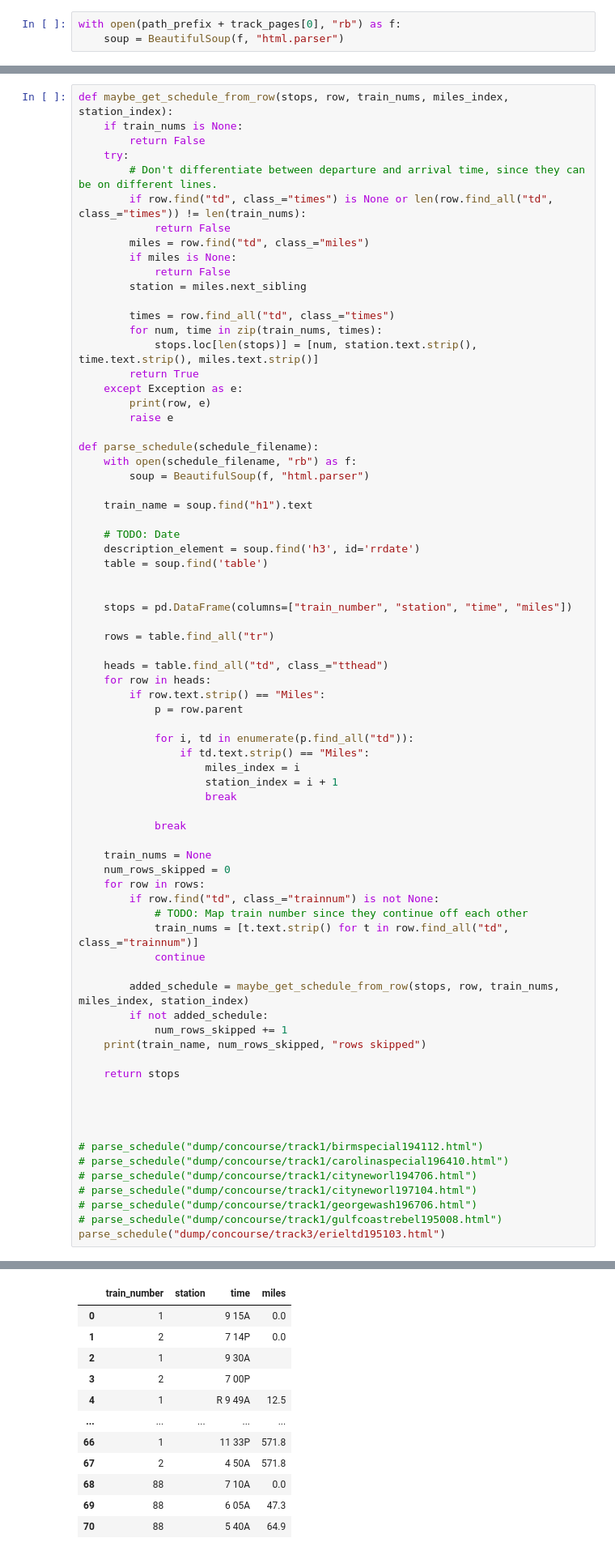
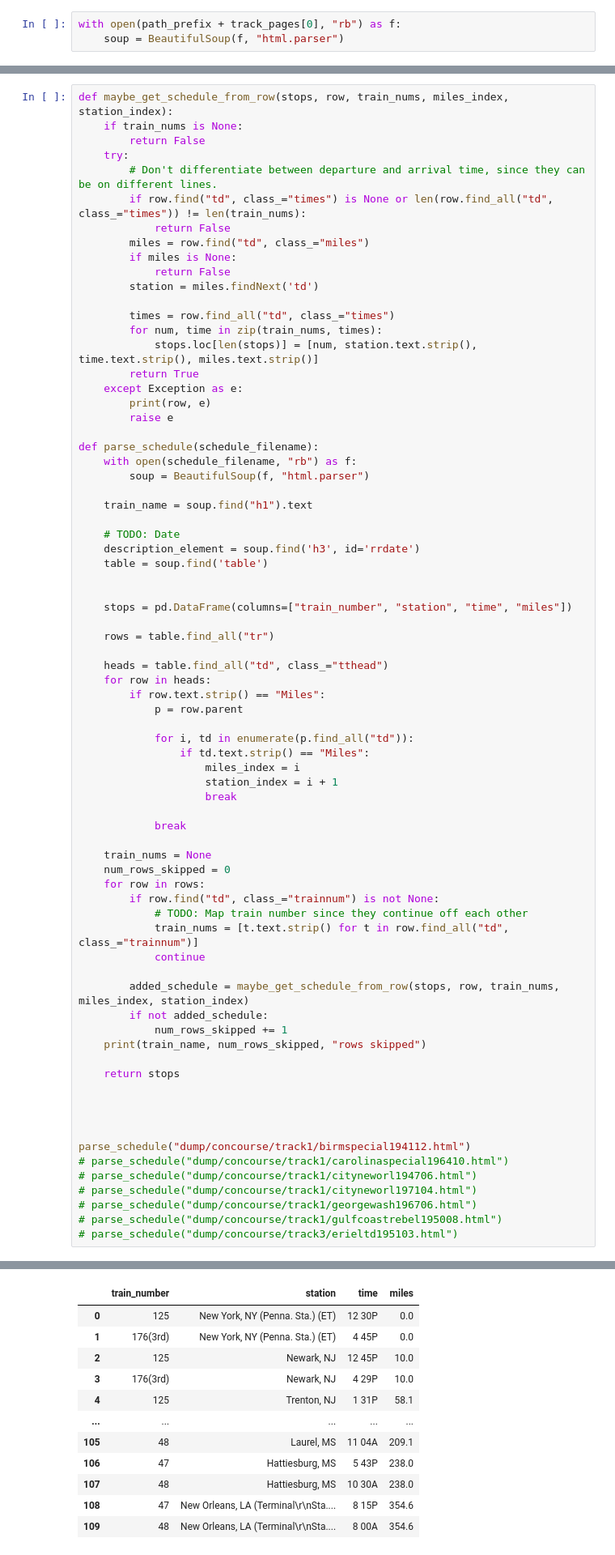
Before and after one commit to ryansdowning/chuggingthroughtime, a Jupyter notebook: backend/scraping/scrape.ipynb, the cells around one changed output, grey strips where cells are left out. Shown at 81% size. Cells and saved outputs as stored; diff of their text form.

Commit message:
Fix stations

```diff
--- a/backend/scraping/scrape.ipynb
+++ b/backend/scraping/scrape.ipynb
@@ -90,7 +90,7 @@ def maybe_get_schedule_from_row(stops, row, train_nums, miles_index, station_ind
         miles = row.find("td", class_="miles")
         if miles is None:
             return False
-        station = miles.next_sibling
+        station = miles.findNext('td')
 
         times = row.find_all("td", class_="times")
         for num, time in zip(train_nums, times):
@@ -146,11 +146,11 @@ def parse_schedule(schedule_filename):
 
 
 
-# parse_schedule("dump/concourse/track1/birmspecial194112.html")
+parse_schedule("dump/concourse/track1/birmspecial194112.html")
 # parse_schedule("dump/concourse/track1/carolinaspecial196410.html")
 # parse_schedule("dump/concourse/track1/cityneworl194706.html")
 # parse_schedule("dump/concourse/track1/cityneworl197104.html")
 # parse_schedule("dump/concourse/track1/georgewash196706.html")
 # parse_schedule("dump/concourse/track1/gulfcoastrebel195008.html")
-parse_schedule("dump/concourse/track3/erieltd195103.html")
+# parse_schedule("dump/concourse/track3/erieltd195103.html")
 # %% [output]
@@ -158,12 +158,12 @@ The Erie Limited 35 rows skipped
 |  | train_number | station | time | miles |
-| 0 | 1 |  | 9 15A | 0.0 |
-| 1 | 2 |  | 7 14P | 0.0 |
-| 2 | 1 |  | 9 30A |  |
-| 3 | 2 |  | 7 00P |  |
-| 4 | 1 |  | R 9 49A | 12.5 |
+| 0 | 125 | New York, NY (Penna. Sta.) (ET) | 12 30P | 0.0 |
+| 1 | 176(3rd) | New York, NY (Penna. Sta.) (ET) | 4 45P | 0.0 |
+| 2 | 125 | Newark, NJ | 12 45P | 10.0 |
+| 3 | 176(3rd) | Newark, NJ | 4 29P | 10.0 |
+| 4 | 125 | Trenton, NJ | 1 31P | 58.1 |
 | ... | ... | ... | ... | ... |
-| 66 | 1 |  | 11 33P | 571.8 |
-| 67 | 2 |  | 4 50A | 571.8 |
-| 68 | 88 |  | 7 10A | 0.0 |
-| 69 | 88 |  | 6 05A | 47.3 |
-| 70 | 88 |  | 5 40A | 64.9 |
+| 105 | 48 | Laurel, MS | 11 04A | 209.1 |
+| 106 | 47 | Hattiesburg, MS | 5 43P | 238.0 |
+| 107 | 48 | Hattiesburg, MS | 10 30A | 238.0 |
+| 108 | 47 | New Orleans, LA (Terminal\r\nSta.... | 8 15P | 354.6 |
+| 109 | 48 | New Orleans, LA (Terminal\r\nSta.... | 8 00A | 354.6 |
```
Also changed, not shown: parts of 3 cells of this notebook.
